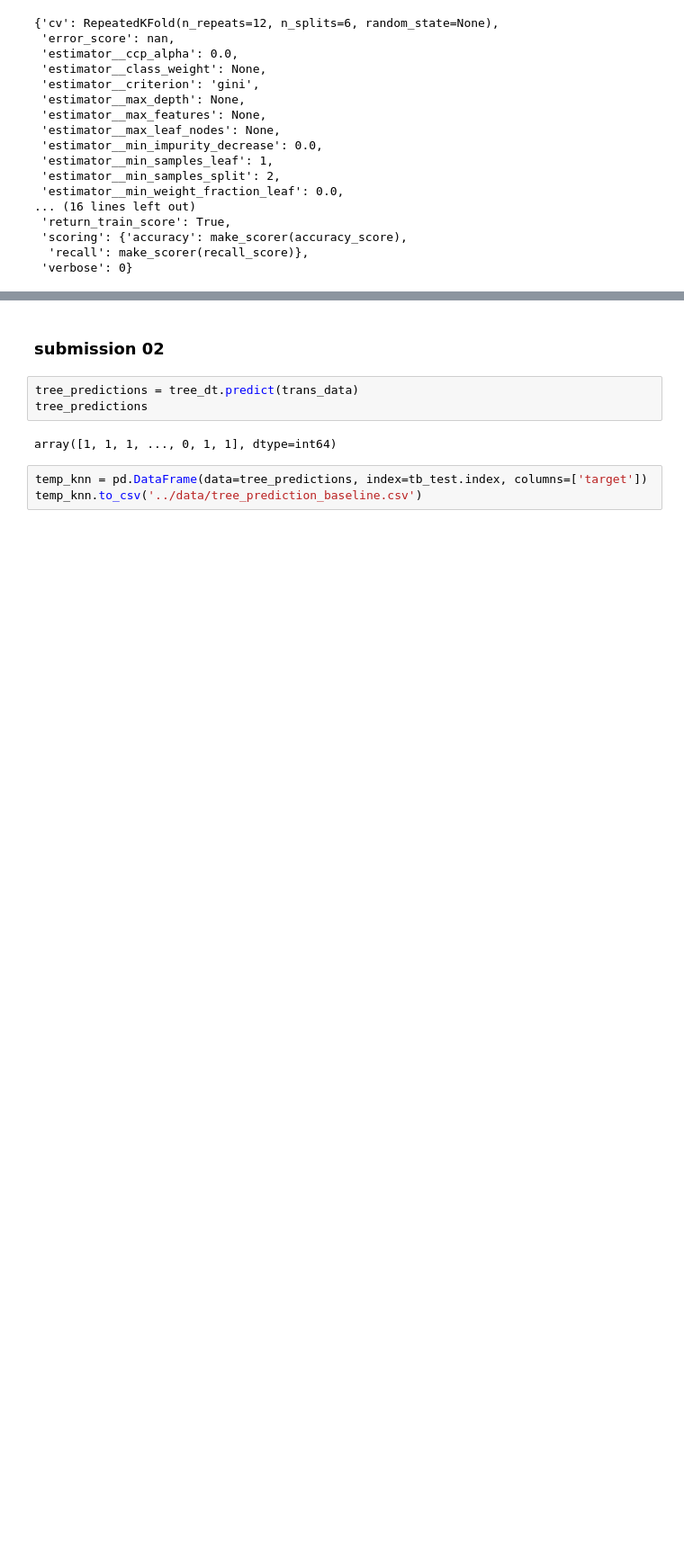
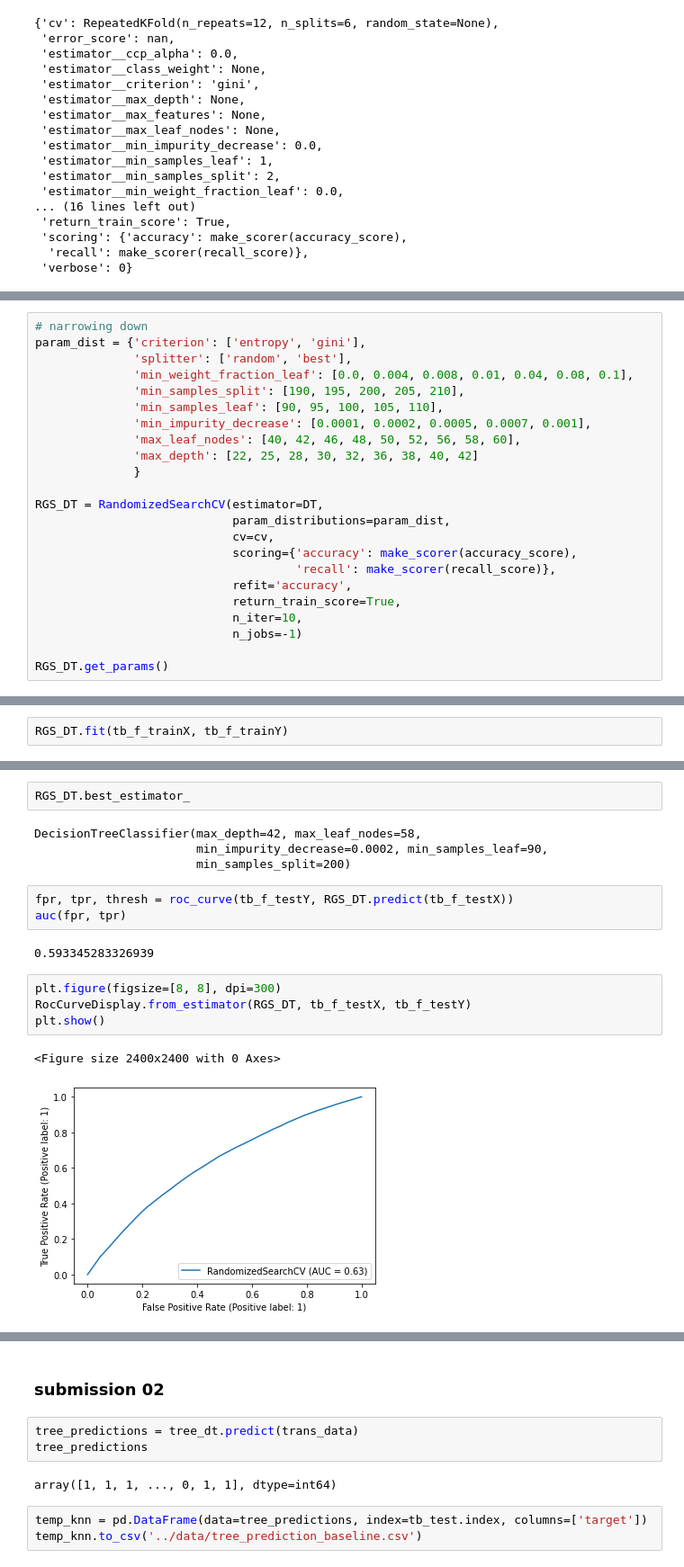
Before and after one commit to ashen007/Tabular-series-Nov-2021, a Jupyter notebook: models/baseline.ipynb, the cells around one changed output, grey strips where cells are left out. Shown at 90% size. Cells and saved outputs as stored; diff of their text form; blank space fills up the shorter version.

```diff
--- a/models/baseline.ipynb
+++ b/models/baseline.ipynb
@@ -428,0 +430,23 @@ tree_dt.score(tb_f_testX, tb_f_testY)
+# %%
+# narrowing down
+param_dist = {'criterion': ['entropy', 'gini'],
+              'splitter': ['random', 'best'],
+              'min_weight_fraction_leaf': [0.0, 0.004, 0.008, 0.01, 0.04, 0.08, 0.1],
+              'min_samples_split': [190, 195, 200, 205, 210],
+              'min_samples_leaf': [90, 95, 100, 105, 110],
+              'min_impurity_decrease': [0.0001, 0.0002, 0.0005, 0.0007, 0.001],
+              'max_leaf_nodes': [40, 42, 46, 48, 50, 52, 56, 58, 60],
+              'max_depth': [22, 25, 28, 30, 32, 36, 38, 40, 42]
+              }
+
+RGS_DT = RandomizedSearchCV(estimator=DT,
+                            param_distributions=param_dist,
+                            cv=cv,
+                            scoring={'accuracy': make_scorer(accuracy_score),
+                                     'recall': make_scorer(recall_score)},
+                            refit='accuracy',
+                            return_train_score=True,
+                            n_iter=10,
+                            n_jobs=-1)
+
+RGS_DT.get_params()
@@ -428,0 +471,2 @@ tree_dt.score(tb_f_testX, tb_f_testY)
+# %%
+RGS_DT.fit(tb_f_trainX, tb_f_trainY)
@@ -428,0 +503,18 @@ tree_dt.score(tb_f_testX, tb_f_testY)
+# %%
+RGS_DT.best_estimator_
+# %% [output]
+DecisionTreeClassifier(max_depth=42, max_leaf_nodes=58,
+                       min_impurity_decrease=0.0002, min_samples_leaf=90,
+                       min_samples_split=200)
+# %%
+fpr, tpr, thresh = roc_curve(tb_f_testY, RGS_DT.predict(tb_f_testX))
+auc(fpr, tpr)
+# %% [output]
+0.593345283326939
+# %%
+plt.figure(figsize=[8, 8], dpi=300)
+RocCurveDisplay.from_estimator(RGS_DT, tb_f_testX, tb_f_testY)
+plt.show()
+# %% [output]
+<Figure size 2400x2400 with 0 Axes>
+[figure, added]
```
Also changed, not shown: parts of 28 cells of this notebook.
